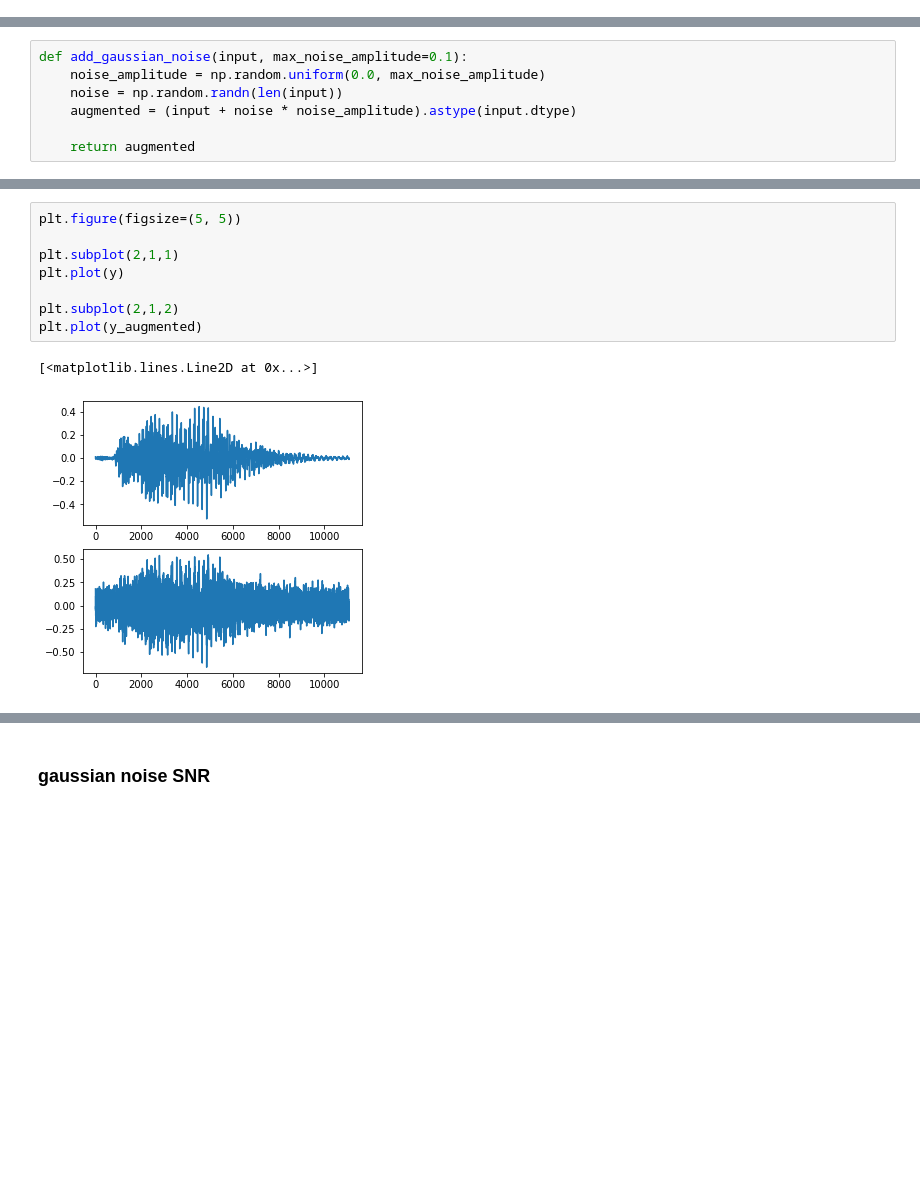
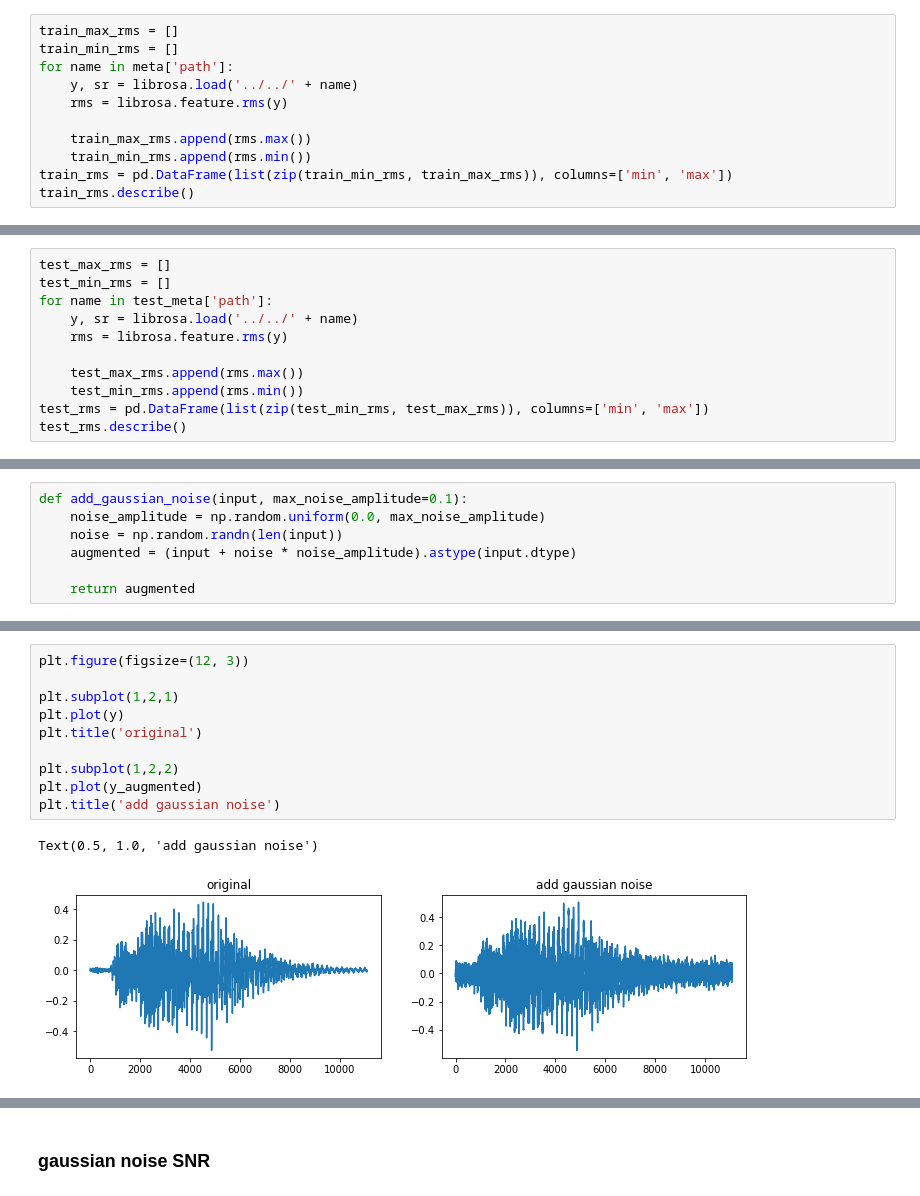
Before and after one commit to shin04/B4Lecture-2021, a Jupyter notebook: ex_9/kajiwara/notebooks/EDA.ipynb, the cells around one changed output, grey strips where cells are left out. Drawn from its saved outputs; the diff is of its cells as text; blank space fills up the shorter version.

```diff
--- a/ex_9/kajiwara/notebooks/EDA.ipynb
+++ b/ex_9/kajiwara/notebooks/EDA.ipynb
@@ -332,0 +341,11 @@ librosa.display.specshow(logmel, x_axis='time', y_axis='mel', sr=sr, fmax=4096)
+# %%
+train_max_rms = []
+train_min_rms = []
+for name in meta['path']:
+    y, sr = librosa.load('../../' + name)
+    rms = librosa.feature.rms(y)
+
+    train_max_rms.append(rms.max())
+    train_min_rms.append(rms.min())
+train_rms = pd.DataFrame(list(zip(train_min_rms, train_max_rms)), columns=['min', 'max'])
+train_rms.describe()
@@ -332,0 +368,11 @@ librosa.display.specshow(logmel, x_axis='time', y_axis='mel', sr=sr, fmax=4096)
+# %%
+test_max_rms = []
+test_min_rms = []
+for name in test_meta['path']:
+    y, sr = librosa.load('../../' + name)
+    rms = librosa.feature.rms(y)
+
+    test_max_rms.append(rms.max())
+    test_min_rms.append(rms.min())
+test_rms = pd.DataFrame(list(zip(test_min_rms, test_max_rms)), columns=['min', 'max'])
+test_rms.describe()
@@ -431,16 +495,18 @@ Audio(y_augmented, rate=sr)
 # %% [output]
 [interactive output not drawn]
 # %%
-plt.figure(figsize=(5, 5))
+plt.figure(figsize=(12, 3))
 
-plt.subplot(2,1,1)
+plt.subplot(1,2,1)
 plt.plot(y)
+plt.title('original')
 
-plt.subplot(2,1,2)
+plt.subplot(1,2,2)
 plt.plot(y_augmented)
+plt.title('add gaussian noise')
 # %% [output]
-[<matplotlib.lines.Line2D at 0x...>]
+Text(0.5, 1.0, 'add gaussian noise')
-[figure, old version]
+[figure, new version]
 # %%
 plt.figure(figsize=(8, 8))
 
```
Also changed, not shown: parts of 39 cells of this notebook, 7 other files.
